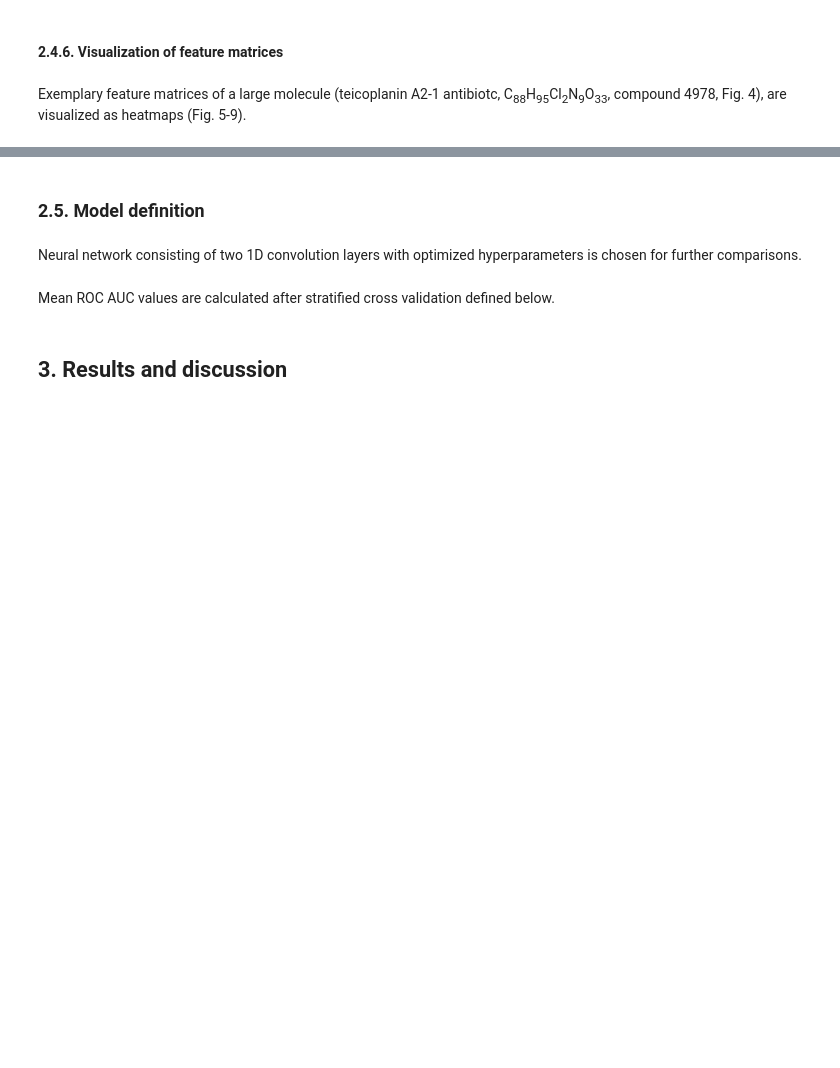
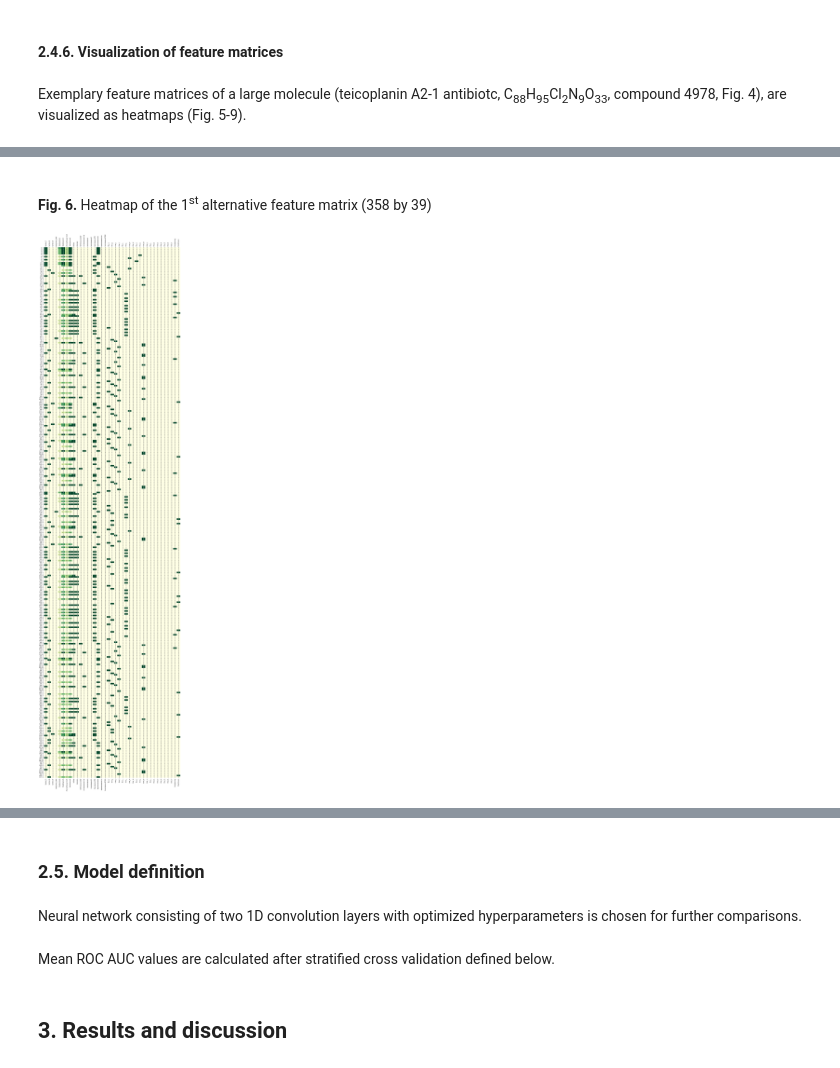
Before and after one commit to mateuszrezler/SMILearn, a Jupyter notebook: demo.ipynb, the cells around one changed output, grey strips where cells are left out. Saved outputs shown, nothing was run; the diff lists cells and outputs as text; code cells hidden in the pictures; blank space fills up the shorter version.

```diff
--- a/demo.ipynb
+++ b/demo.ipynb
@@ -593,16 +692,20 @@ feature_matrix(X_ref, 4978, 400, size=(20, 80),
 # %%
 alt1_tokens = Series(tp1.fit_transform(X_raw)['smiles'])
 xlabels1 = ['Symbol_C', 'Symbol_N', 'Symbol_O', 'NotSymbol_CNO',
             'TotalNumHs/4', 'TotalDegree/4', '(FormalCharge+2)/6',
             'TotalValence/4', 'InRing', 'Aromatic', 'ChiTetrahedralCW',
             'ChiTetrahedralCCW', 'HybridizationS', 'HybridizationSP',
             'HybridizationSP2', 'HybridizationSP3', 'HybridizationSP3D',
             'HybridizationSP3D2', 'Char_(', 'Char_)', 'Char_[', 'Char_]',
             'Char_.', 'Char_:', 'Char_=', 'Char_#', 'Char_\\', 'Char_/',
             'Char_@', 'Char_+', 'Char_-', 'Char_2', 'Char_3', 'Char_4',
             'Char_5', 'Char_6', 'Char_7', 'RingOpening', 'RingClosure']
 fig(6, 'Heatmap of the 1<sup>st</sup> alternative feature matrix (358 by 39)')
-feature_matrix(X_alt1, 4978, 358, size=(20, 80), tokens=alt1_tokens, xlabels=xlabels1)
+feature_matrix(X_alt1, 4978, 358, size=(20, 80),
+               tokens=alt1_tokens, xlabels=xlabels1)
+# %% [output]
+Fig. 6. Heatmap of the 1st alternative feature matrix (358 by 39)
+[figure, added]
 # %%
 alt2_tokens = Series(tp2.fit_transform(X_raw)['smiles'])
 xlabels2 = ['Group', 'Period', 'TotalNumHs/4', 'TotalDegree/4',
```
Also changed, not shown: parts of 29 cells of this notebook, 6 other files.
